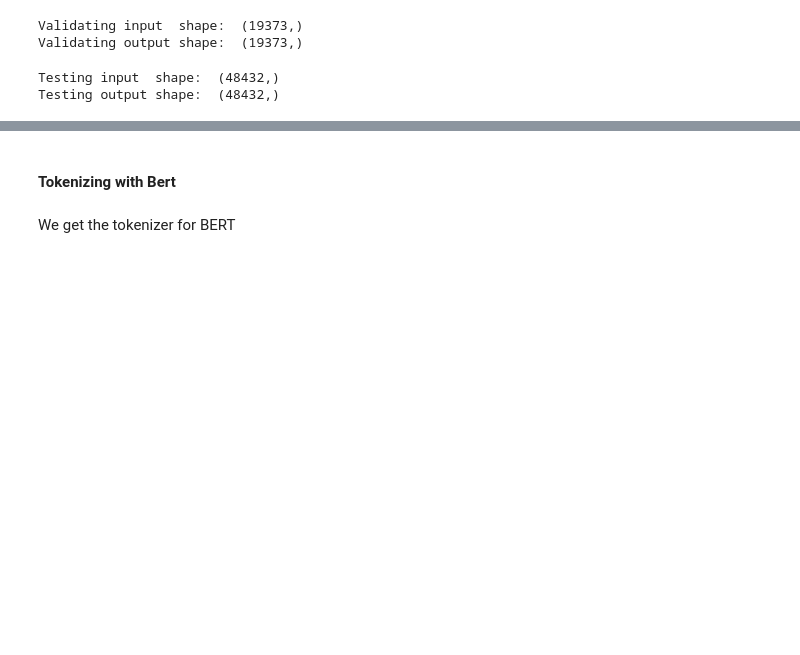
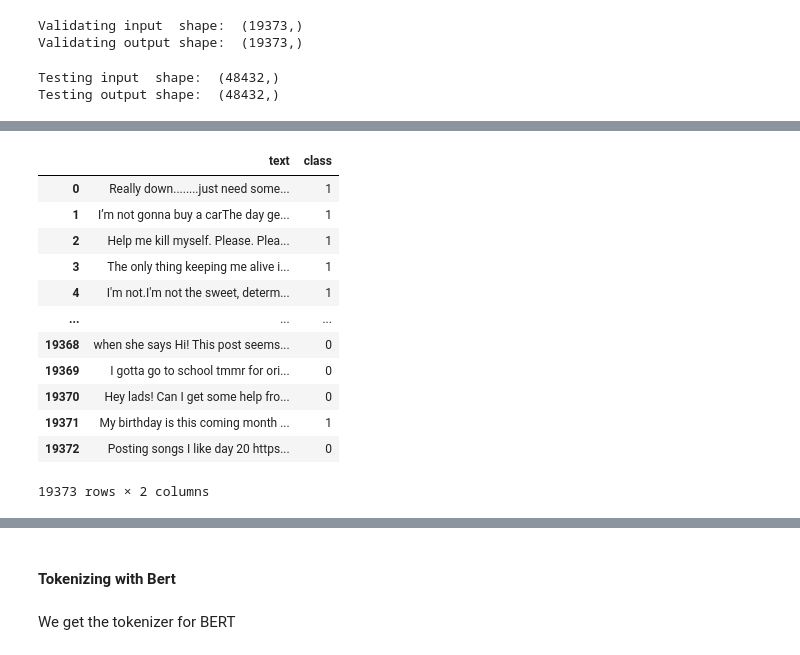
Before and after one commit to francheska-vicente/data103-project, a Jupyter notebook: main.ipynb, the cells around one changed output, grey strips where cells are left out. Saved outputs shown, nothing was run; the diff lists cells and outputs as text; code cells hidden in the pictures; blank space fills up the shorter version.

```diff
--- a/main.ipynb
+++ b/main.ipynb
@@ -395,0 +633,17 @@ Testing output shape:  (48432,)
+# %%
+val_df = pd.concat([X_val, y_val], axis = 1).reset_index(drop = True)
+val_df
+# %% [output]
+|  | text | class |
+| 0 | Really down........just need some... | 1 |
+| 1 | I’m not gonna buy a carThe day ge... | 1 |
+| 2 | Help me kill myself. Please. Plea... | 1 |
+| 3 | The only thing keeping me alive i... | 1 |
+| 4 | I'm not.I'm not the sweet, determ... | 1 |
+| ... | ... | ... |
+| 19368 | when she says Hi! This post seems... | 0 |
+| 19369 | I gotta go to school tmmr for ori... | 0 |
+| 19370 | Hey lads! Can I get some help fro... | 0 |
+| 19371 | My birthday is this coming month ... | 1 |
+| 19372 | Posting songs I like day 20 https... | 0 |
+19373 rows × 2 columns
```
Also changed, not shown: parts of 45 cells of this notebook.
